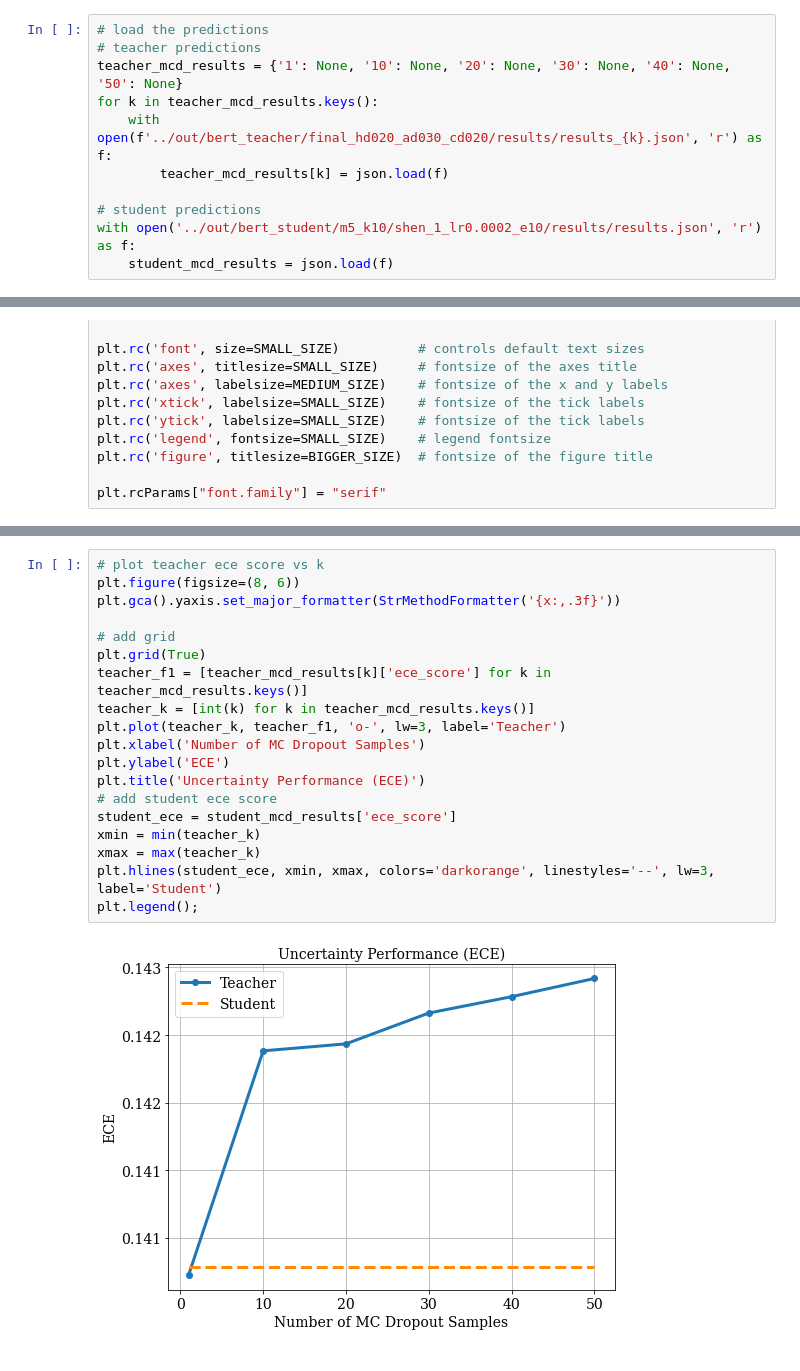
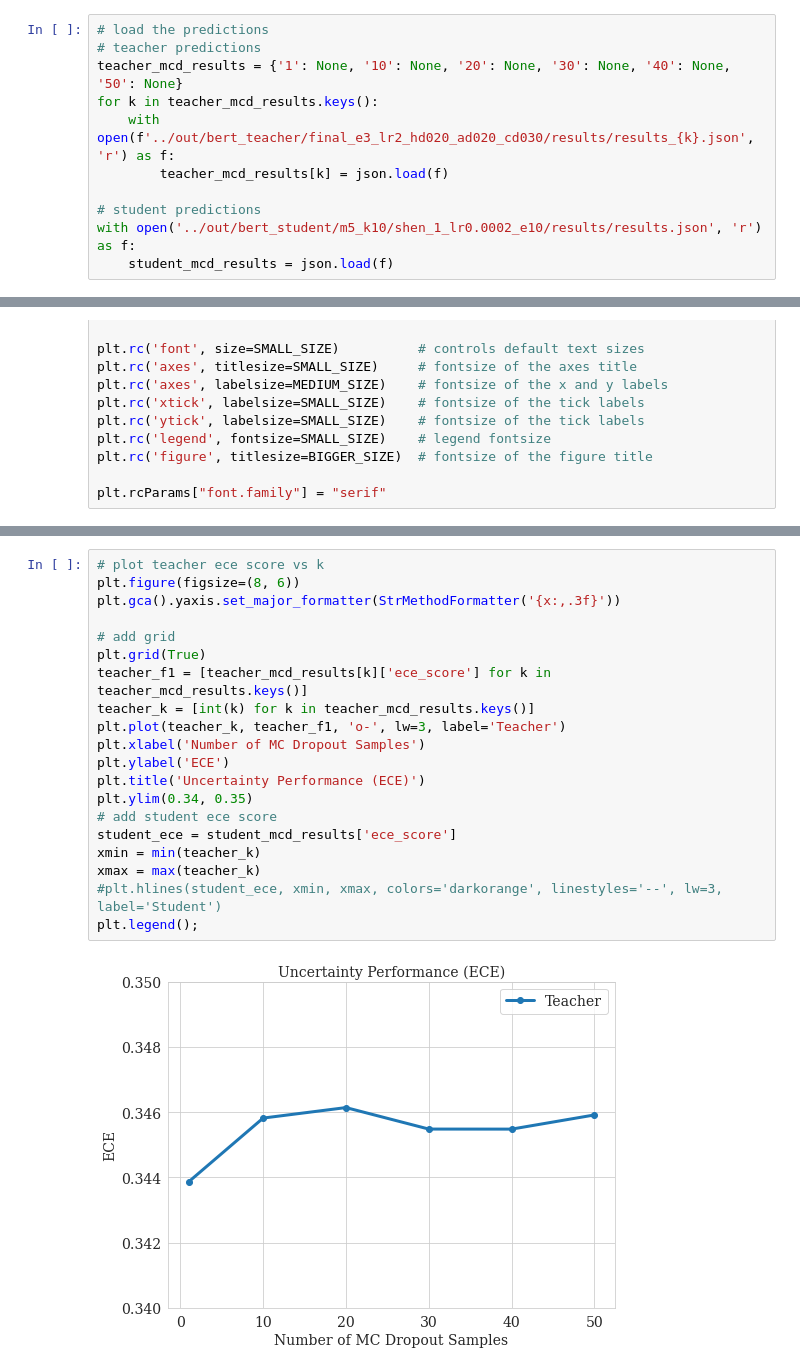
Before and after one commit to jsonnenburg/real-time-uncertainty-text-classification, a Jupyter notebook: analysis/teacher_student_MCD_performance.ipynb, the cells around one changed output, grey strips where cells are left out. Drawn from its saved outputs; the diff is of its cells as text.

```diff
--- a/analysis/teacher_student_MCD_performance.ipynb
+++ b/analysis/teacher_student_MCD_performance.ipynb
@@ -10,7 +10,7 @@ import matplotlib.pyplot as plt
 # teacher predictions
 teacher_mcd_results = {'1': None, '10': None, '20': None, '30': None, '40': None, '50': None}
 for k in teacher_mcd_results.keys():
-    with open(f'../out/bert_teacher/final_hd020_ad030_cd020/results/results_{k}.json', 'r') as f:
+    with open(f'../out/bert_teacher/final_e3_lr2_hd020_ad020_cd030/results/results_{k}.json', 'r') as f:
         teacher_mcd_results[k] = json.load(f)
 
 # student predictions
@@ -54,24 +54,25 @@ plt.legend();
 # %%
 # plot teacher ece score vs k
 plt.figure(figsize=(8, 6))
 plt.gca().yaxis.set_major_formatter(StrMethodFormatter('{x:,.3f}'))
 
 # add grid
 plt.grid(True)
 teacher_f1 = [teacher_mcd_results[k]['ece_score'] for k in teacher_mcd_results.keys()]
 teacher_k = [int(k) for k in teacher_mcd_results.keys()]
 plt.plot(teacher_k, teacher_f1, 'o-', lw=3, label='Teacher')
 plt.xlabel('Number of MC Dropout Samples')
 plt.ylabel('ECE')
 plt.title('Uncertainty Performance (ECE)')
+plt.ylim(0.34, 0.35)
 # add student ece score
 student_ece = student_mcd_results['ece_score']
 xmin = min(teacher_k)
 xmax = max(teacher_k)
-plt.hlines(student_ece, xmin, xmax, colors='darkorange', linestyles='--', lw=3, label='Student')
+#plt.hlines(student_ece, xmin, xmax, colors='darkorange', linestyles='--', lw=3, label='Student')
 plt.legend();
 # %% [output]
-[figure, old version]
+[figure, new version]
 # %%
 # plot teacher avg bald score vs k
 plt.figure(figsize=(8, 6))
```
Also changed, not shown: parts of 3 cells of this notebook, 2 other files.
